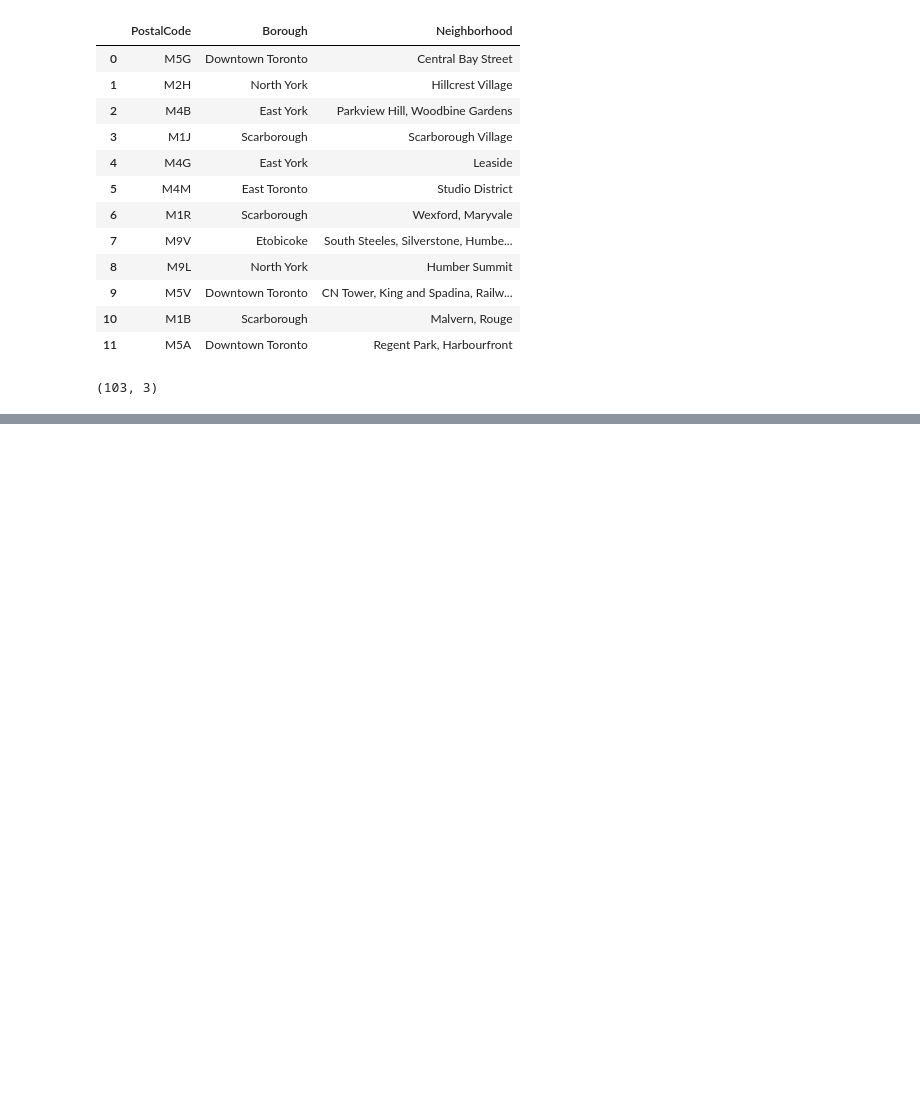
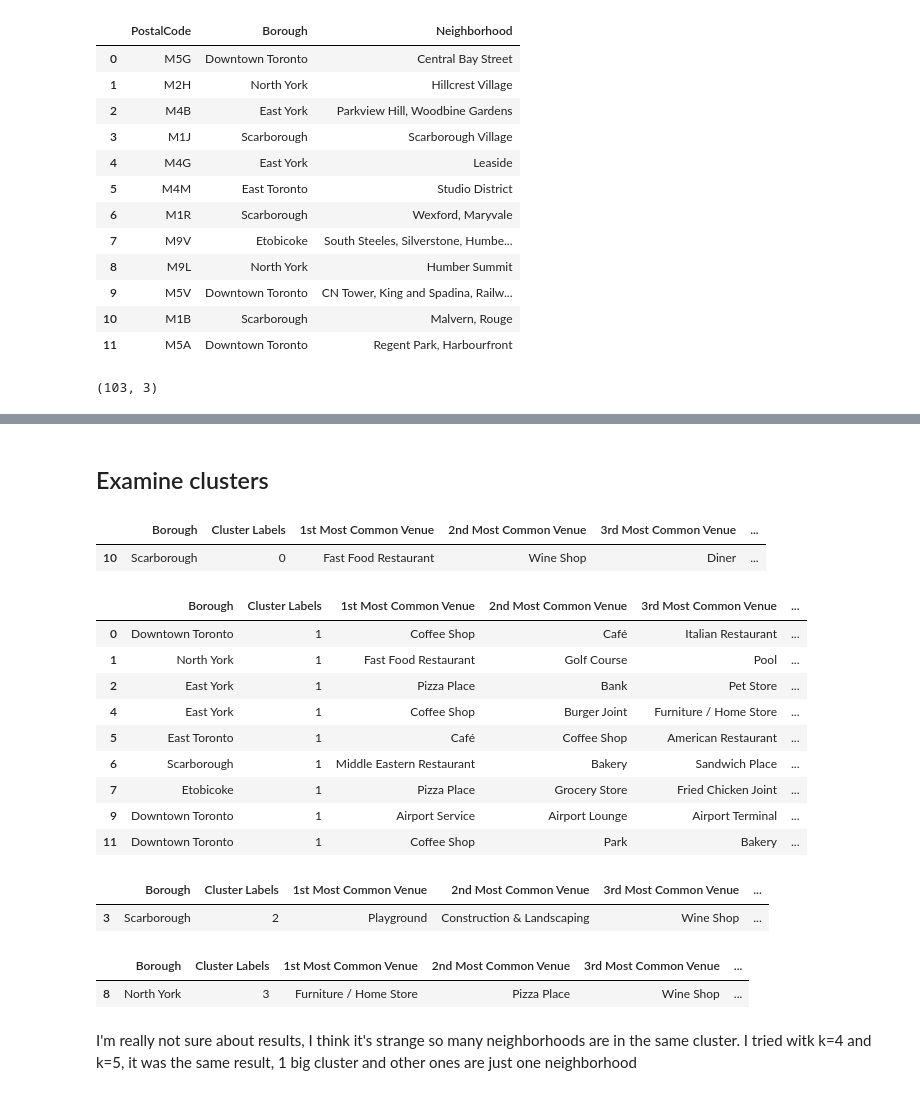
Before and after one commit to GuillaumeRUE/Coursera_Capstone, a Jupyter notebook: Week3-Part1.ipynb, the cells around one changed output, grey strips where cells are left out. Saved outputs shown, nothing was run; the diff lists cells and outputs as text; code cells hidden in the pictures; blank space fills up the shorter version.

```diff
--- a/Week3-Part1.ipynb
+++ b/Week3-Part1.ipynb
@@ -135,0 +441,22 @@ toronto_df_grouped.shape
+# %%
+#create pandas dataframe with top 10 venues for each neighborhood
+num_top_venues = 10
+
+indicators = ['st', 'nd', 'rd']
+
+# create columns according to number of top venues
+columns = ['Neighborhood']
+for ind in np.arange(num_top_venues):
+    try:
+        columns.append('{}{} Most Common Venue'.format(ind+1, indicators[ind]))
+    except:
+        columns.append('{}th Most Common Venue'.format(ind+1))
+
+# create a new dataframe
+neighborhoods_venues_sorted = pd.DataFrame(columns=columns)
+neighborhoods_venues_sorted['Neighborhood'] = toronto_grouped['Neighborhood']
+
+for ind in np.arange(toronto_grouped.shape[0]):
+    neighborhoods_venues_sorted.iloc[ind, 1:] = return_most_common_venues(toronto_grouped.iloc[ind, :], num_top_venues)
+
+neighborhoods_venues_sorted.head()
@@ -135,0 +472,11 @@ toronto_df_grouped.shape
+# %%
+# set number of clusters
+kclusters = 4
+
+toronto_grouped_clustering = toronto_grouped.drop('Neighborhood', 1)
+
+# run k-means clustering
+kmeans = KMeans(n_clusters=kclusters, random_state=0).fit(toronto_grouped_clustering)
+
+# check cluster labels generated for each row in the dataframe
+kmeans.labels_[0:10]
@@ -135,0 +489,10 @@ toronto_df_grouped.shape
+# %%
+# add clustering labels
+neighborhoods_venues_sorted.insert(0, 'Cluster Labels', kmeans.labels_)
+
+toronto_merged = toronto_df
+
+# merge toronto_grouped with toronto_data to add latitude/longitude for each neighborhood
+toronto_merged = toronto_merged.join(neighborhoods_venues_sorted.set_index('Neighborhood'), on='Neighborhood')
+
+toronto_merged.head() # check the last columns!
@@ -135,0 +532,32 @@ toronto_df_grouped.shape
+# %% [markdown]
+## Examine clusters
+# %%
+toronto_merged.loc[toronto_merged['Cluster Labels'] == 0, toronto_merged.columns[[1] + list(range(5, toronto_merged.shape[1]))]]
+# %% [output]
+|  | Borough | Cluster Labels | 1st Most Common Venue | 2nd Most Common Venue | 3rd Most Common Venue | ... |
+| 10 | Scarborough | 0 | Fast Food Restaurant | Wine Shop | Diner | ... |
+# %%
+toronto_merged.loc[toronto_merged['Cluster Labels'] == 1, toronto_merged.columns[[1] + list(range(5, toronto_merged.shape[1]))]]
+# %% [output]
+|  | Borough | Cluster Labels | 1st Most Common Venue | 2nd Most Common Venue | 3rd Most Common Venue | ... |
+| 0 | Downtown Toronto | 1 | Coffee Shop | Café | Italian Restaurant | ... |
+| 1 | North York | 1 | Fast Food Restaurant | Golf Course | Pool | ... |
+| 2 | East York | 1 | Pizza Place | Bank | Pet Store | ... |
+| 4 | East York | 1 | Coffee Shop | Burger Joint | Furniture / Home Store | ... |
+| 5 | East Toronto | 1 | Café | Coffee Shop | American Restaurant | ... |
+| 6 | Scarborough | 1 | Middle Eastern Restaurant | Bakery | Sandwich Place | ... |
+| 7 | Etobicoke | 1 | Pizza Place | Grocery Store | Fried Chicken Joint | ... |
+| 9 | Downtown Toronto | 1 | Airport Service | Airport Lounge | Airport Terminal | ... |
+| 11 | Downtown Toronto | 1 | Coffee Shop | Park | Bakery | ... |
+# %%
+toronto_merged.loc[toronto_merged['Cluster Labels'] == 2, toronto_merged.columns[[1] + list(range(5, toronto_merged.shape[1]))]]
+# %% [output]
+|  | Borough | Cluster Labels | 1st Most Common Venue | 2nd Most Common Venue | 3rd Most Common Venue | ... |
+| 3 | Scarborough | 2 | Playground | Construction & Landscaping | Wine Shop | ... |
+# %%
+toronto_merged.loc[toronto_merged['Cluster Labels'] == 3, toronto_merged.columns[[1] + list(range(5, toronto_merged.shape[1]))]]
+# %% [output]
+|  | Borough | Cluster Labels | 1st Most Common Venue | 2nd Most Common Venue | 3rd Most Common Venue | ... |
+| 8 | North York | 3 | Furniture / Home Store | Pizza Place | Wine Shop | ... |
+# %% [markdown]
+I'm really not sure about results, I think it's strange so many neighborhoods are in the same cluster. I tried witk k=4 and k=5, it was the same result, 1 big cluster and other ones are just one neighborhood
```
Also changed, not shown: parts of 36 cells of this notebook.
